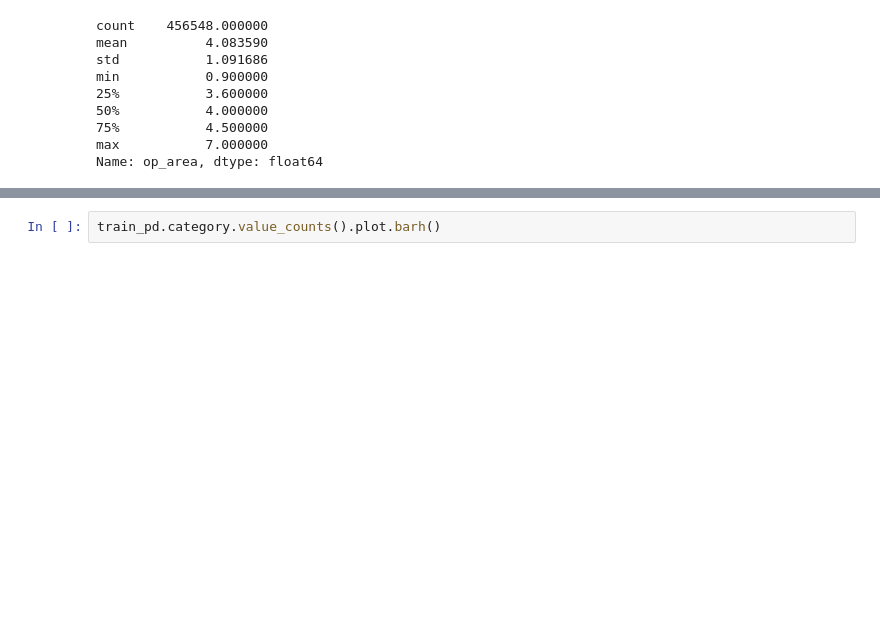
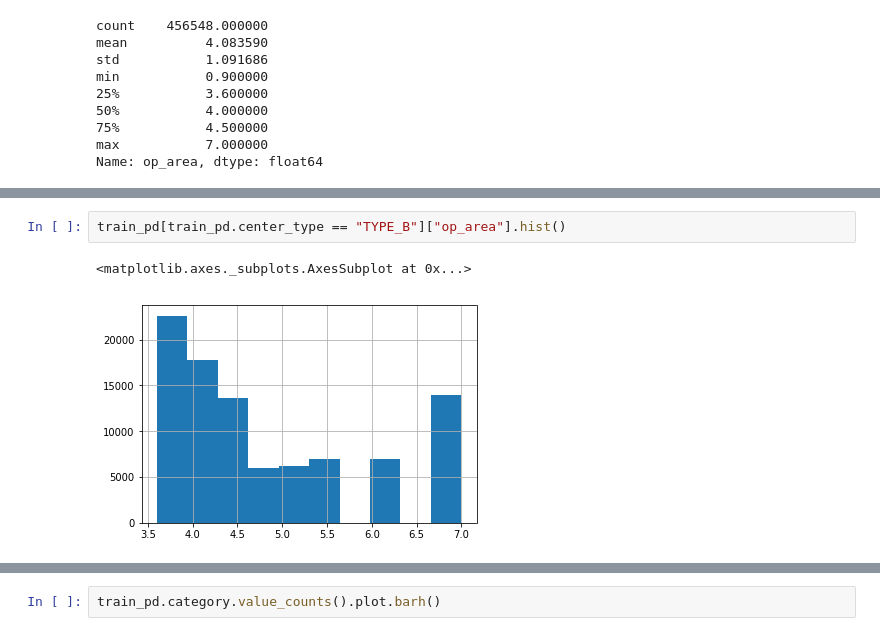
Before and after one commit to Achal-1606/ml-new-beginning, a Jupyter notebook: GP_hack/exploration.ipynb, the cells around one changed output, grey strips where cells are left out. Saved outputs shown, nothing was run; the diff lists cells and outputs as text; blank space fills up the shorter version.

```diff
--- a/GP_hack/exploration.ipynb
+++ b/GP_hack/exploration.ipynb
@@ -361,0 +485,5 @@ Name: op_area, dtype: float64
+# %%
+train_pd[train_pd.center_type == "TYPE_B"]["op_area"].hist()
+# %% [output]
+<matplotlib.axes._subplots.AxesSubplot at 0x...>
+[figure, added]
```
Also changed, not shown: parts of 20 cells of this notebook.
